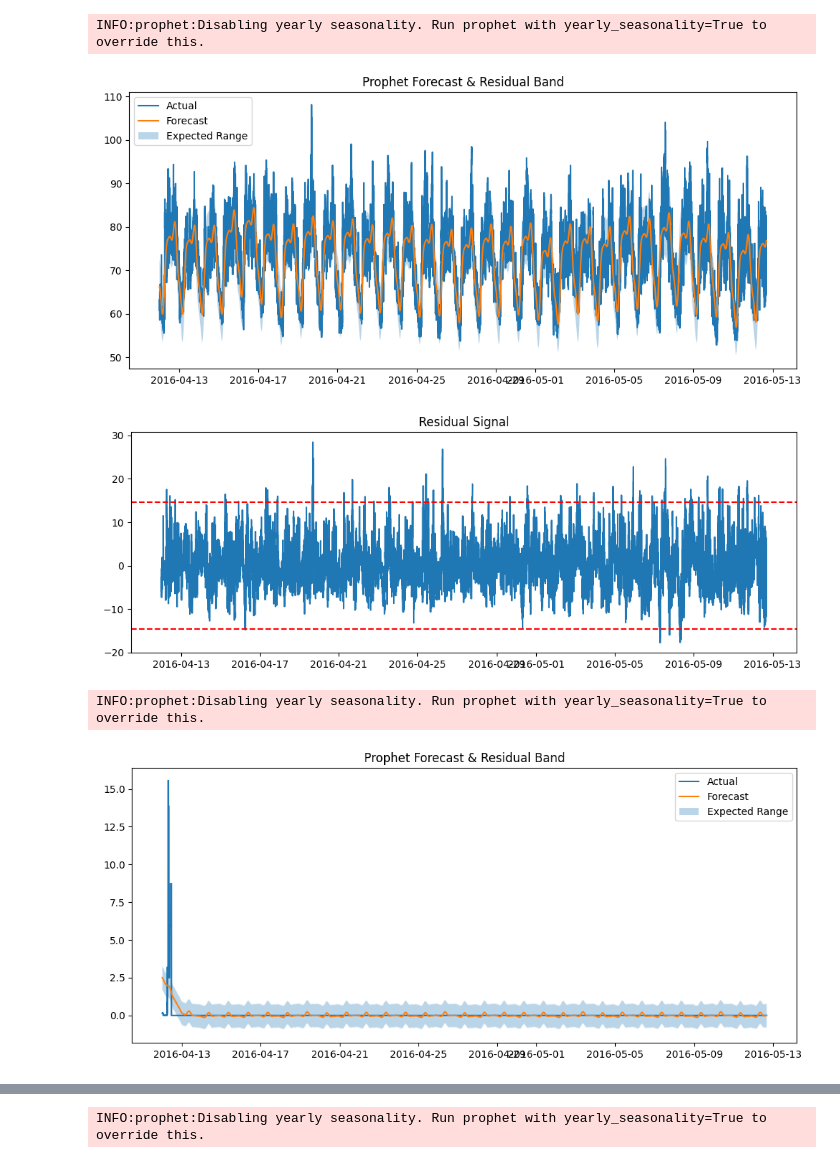
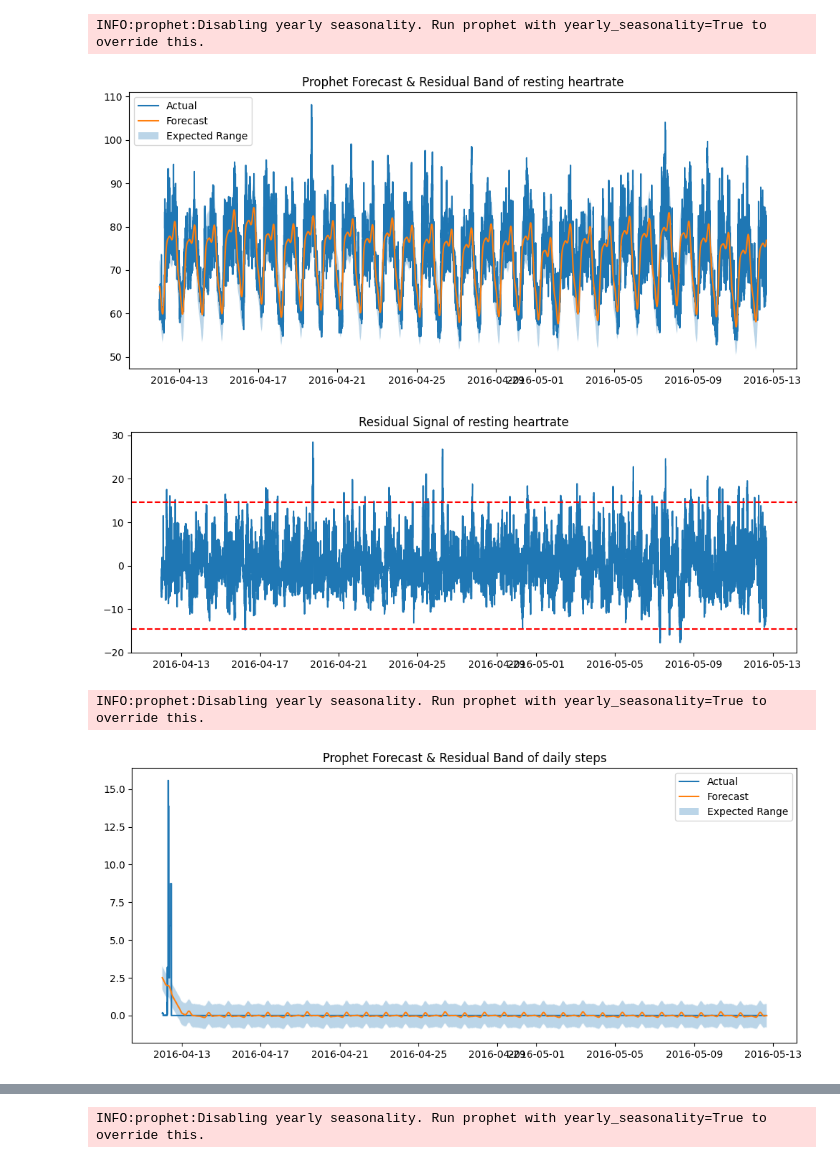
Before and after one commit to suhaani1/FitPulse-Health-Anomaly-Detection-from-Fitness-Devices, a Jupyter notebook: Milestone3/anomaly_detection.ipynb, the cells around one changed output, grey strips where cells are left out. Saved outputs shown, nothing was run; the diff lists cells and outputs as text; code cells hidden in the pictures.

```diff
--- a/Milestone3/anomaly_detection.ipynb
+++ b/Milestone3/anomaly_detection.ipynb
@@ -242,21 +242,21 @@ INFO:prophet:Disabling yearly seasonality. Run prophet with yearly_seasonality=T
 # %%
 import matplotlib.pyplot as plt
 
 plt.figure(figsize=(12,5))
 plt.plot(forecast['ds'], forecast['y'], label='Actual')
 plt.plot(forecast['ds'], forecast['yhat'], label='Forecast')
 plt.fill_between(
     forecast['ds'],
     forecast['yhat_lower'],
     forecast['yhat_upper'],
     alpha=0.3,
     label='Expected Range'
 )
 plt.legend()
-plt.title("Prophet Forecast & Residual Band")
+plt.title("Prophet Forecast & Residual Band of resting heartrate")
 plt.show()
 # %% [output]
-[figure, old version]
+[figure, new version]
 # %%
 residual_std = forecast['residual'].std()
 
@@ -267,10 +267,10 @@ plt.figure(figsize=(12,4))
 plt.plot(forecast['ds'], forecast['residual'])
 plt.axhline(3*residual_std, color='red', linestyle='--')
 plt.axhline(-3*residual_std, color='red', linestyle='--')
-plt.title("Residual Signal")
+plt.title("Residual Signal of resting heartrate")
 plt.show()
 # %% [output]
-[figure, old version]
+[figure, new version]
 # %%
 from prophet import Prophet
 import pandas as pd
@@ -310,10 +310,10 @@ plt.fill_between(
     label='Expected Range'
 )
 plt.legend()
-plt.title("Prophet Forecast & Residual Band")
+plt.title("Prophet Forecast & Residual Band of daily steps")
 plt.show()
 # %% [output]
-[figure, old version]
+[figure, new version]
 # %%
 residual_std = forecast['residual'].std()
 
```
Also changed, not shown: parts of 10 cells of this notebook.
